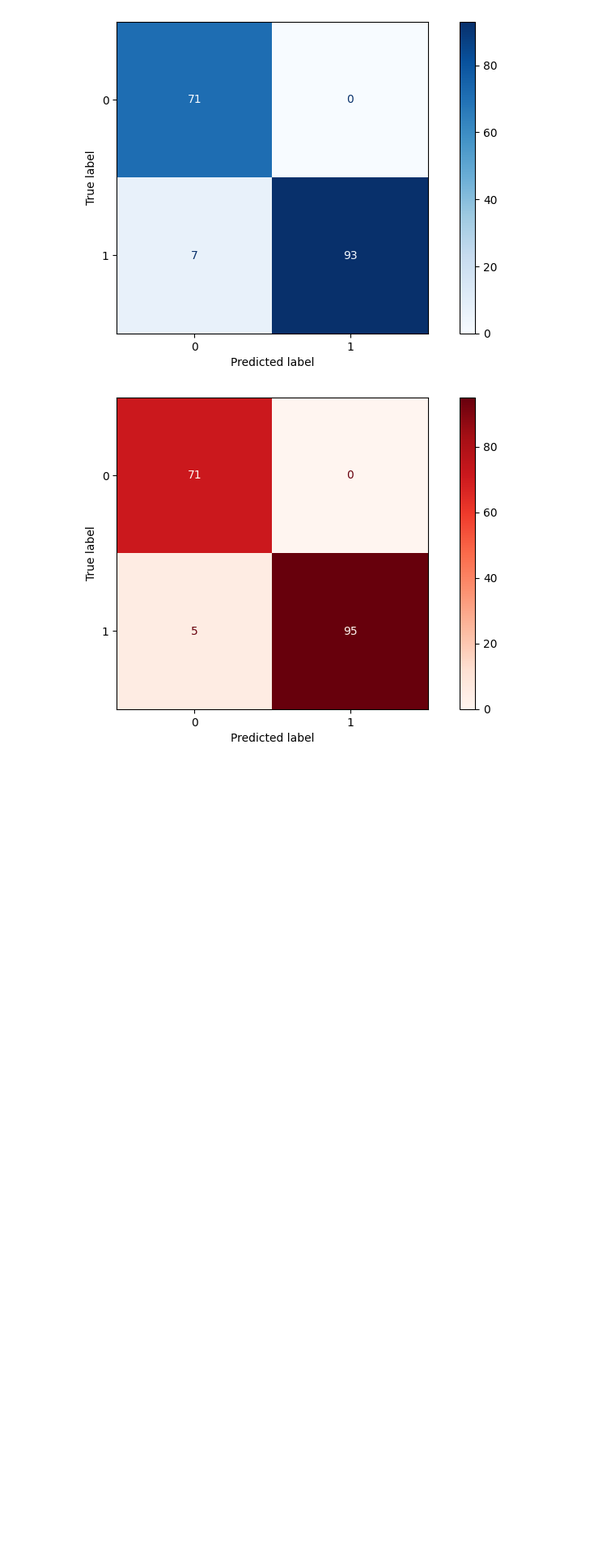
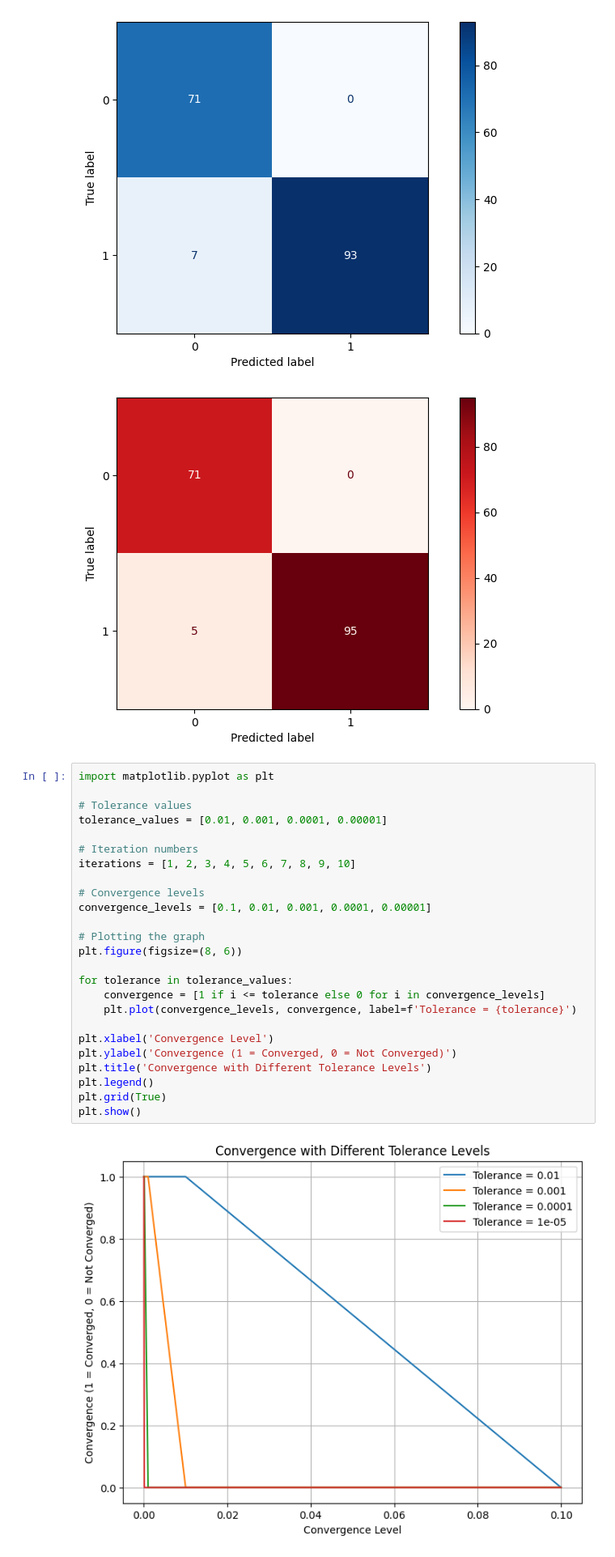
Before and after one commit to DimitrisPassos/ANN1, a Jupyter notebook: Cancer.ipynb, the cells around one changed output. Shown at 81% size. Saved outputs shown, nothing was run; the diff lists cells and outputs as text; blank space fills up the shorter version.

```diff
--- a/Cancer.ipynb
+++ b/Cancer.ipynb
@@ -62,3 +62,30 @@ plot_confusion_matrix(lrr, X=x_test_std, y_true=y_test,cmap='Reds')
 <sklearn.metrics._plot.confusion_matrix.ConfusionMatrixDisplay at 0x...>
 [figure]
 [figure]
+# %%
+import matplotlib.pyplot as plt
+
+# Tolerance values
+tolerance_values = [0.01, 0.001, 0.0001, 0.00001]
+
+# Iteration numbers
+iterations = [1, 2, 3, 4, 5, 6, 7, 8, 9, 10]
+
+# Convergence levels
+convergence_levels = [0.1, 0.01, 0.001, 0.0001, 0.00001]
+
+# Plotting the graph
+plt.figure(figsize=(8, 6))
+
+for tolerance in tolerance_values:
+    convergence = [1 if i <= tolerance else 0 for i in convergence_levels]
+    plt.plot(convergence_levels, convergence, label=f'Tolerance = {tolerance}')
+
+plt.xlabel('Convergence Level')
+plt.ylabel('Convergence (1 = Converged, 0 = Not Converged)')
+plt.title('Convergence with Different Tolerance Levels')
+plt.legend()
+plt.grid(True)
+plt.show()
+# %% [output]
+[figure, added]
```
Also changed, not shown: 9 other files.
